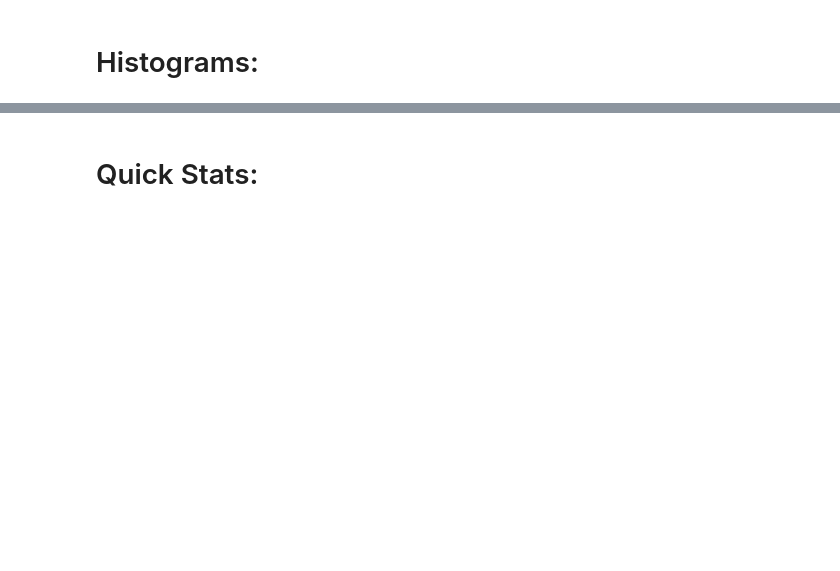
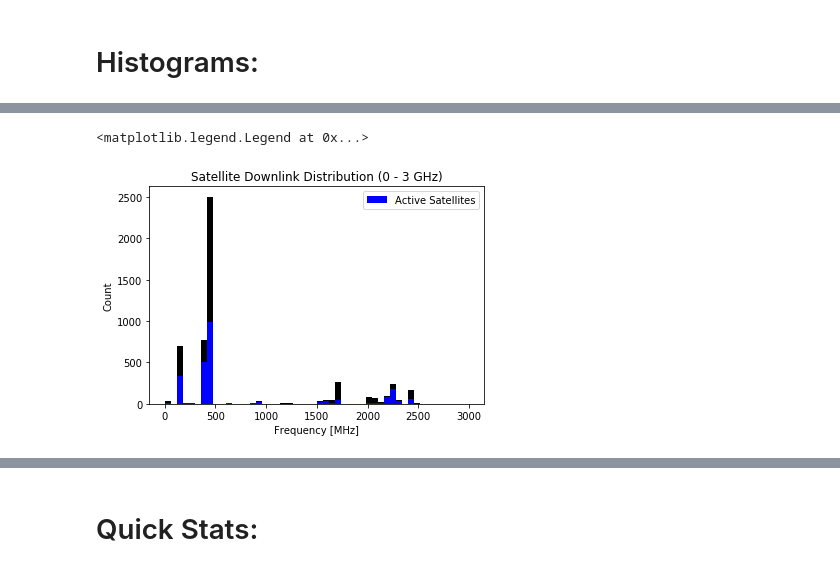
Before and after one commit to NSF-Swift/sat-frequency-scraper, a Jupyter notebook: SatStats.ipynb, the cells around one changed output, grey strips where cells are left out. Saved outputs shown, nothing was run; the diff lists cells and outputs as text; code cells hidden in the pictures; blank space fills up the shorter version.

```diff
--- a/SatStats.ipynb
+++ b/SatStats.ipynb
@@ -88,9 +92,12 @@ plt.title("ACTIVE Satellite Downlink Distribution (0 - 40 GHz)")
 # %%
-plt.hist(newFreq, bins=50, range=(0, 3000))
-plt.hist(actFreqs, bins=50, range=(0, 3000), label="Active Satellites")
+plt.hist(newFreq, bins=50, range=(0, 3000), color='black')
+plt.hist(actFreqs, bins=50, range=(0, 3000), color='blue', label="Active Satellites")
 plt.xlabel("Frequency [MHz]")
 plt.ylabel("Count")
 plt.title("Satellite Downlink Distribution (0 - 3 GHz)")
 plt.legend()
+# %% [output]
+<matplotlib.legend.Legend at 0x...>
+[figure, added]
 # %%
 
```
Also changed, not shown: parts of 33 cells of this notebook, 2 other files.
